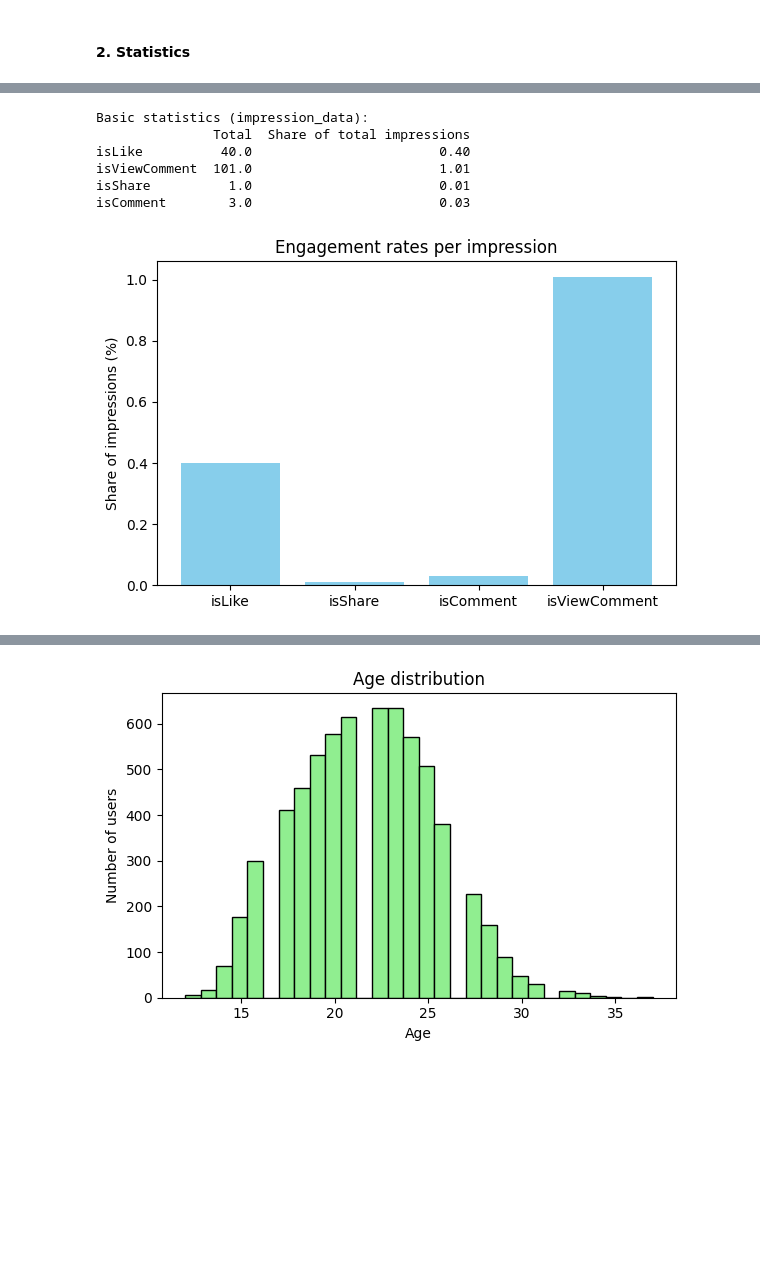
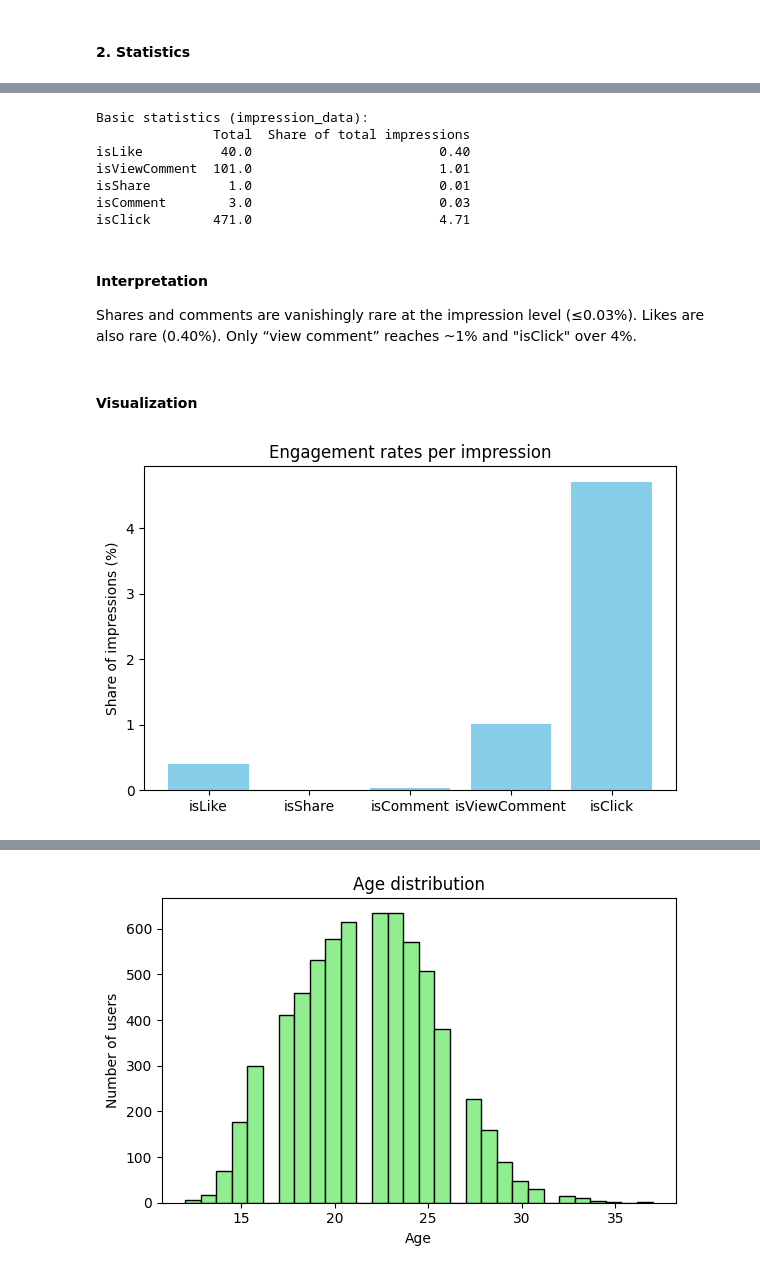
Before and after one commit to renaschaller/Master-Thesis-Music-Streaming, a Jupyter notebook: EDA/EDA.ipynb, the cells around one changed output, grey strips where cells are left out. Drawn from its saved outputs; the diff is of its cells as text; code cells hidden in the pictures; blank space fills up the shorter version.

```diff
--- a/EDA/EDA.ipynb
+++ b/EDA/EDA.ipynb
@@ -87,7 +89,7 @@ ud = user_demographics.copy()
 # %%
 # Simple statistics
 print("\nBasic statistics (impression_data):")
-cols = ["isLike", "isViewComment", "isShare", "isComment"]
+cols = ["isLike", "isViewComment", "isShare", "isComment", "isClick"]
 eng_stats = {}
 for c in cols:
     if c in imp.columns:
@@ -105,20 +107,26 @@ isLike          40.0                        0.40
 isViewComment  101.0                        1.01
 isShare          1.0                        0.01
 isComment        3.0                        0.03
+isClick        471.0                        4.71
+# %% [markdown]
+#### Interpretation
+Shares and comments are vanishingly rare at the impression level (≤0.03%). Likes are also rare (0.40%). Only “view comment” reaches ~1% and "isClick" over 4%.
+# %% [markdown]
+#### Visualization
 # %%
-eng_cols = ["isLike", "isShare", "isComment", "isViewComment"]
+eng_cols = ["isLike", "isShare", "isComment", "isViewComment", "isClick"]
 
 eng_rates = {}
 for c in eng_cols:
     if c in imp.columns:
         eng_rates[c] = imp[c].mean() * 100  # percentage
 
 # Engagement rates per impression
 plt.figure(figsize=(6,4))
 plt.bar(eng_rates.keys(), eng_rates.values(), color="skyblue")
 plt.ylabel("Share of impressions (%)")
 plt.title("Engagement rates per impression")
 plt.tight_layout()
 plt.show()
 # %% [output]
-[figure, old version]
+[figure, new version]
```
Also changed, not shown: parts of 6 cells of this notebook.
